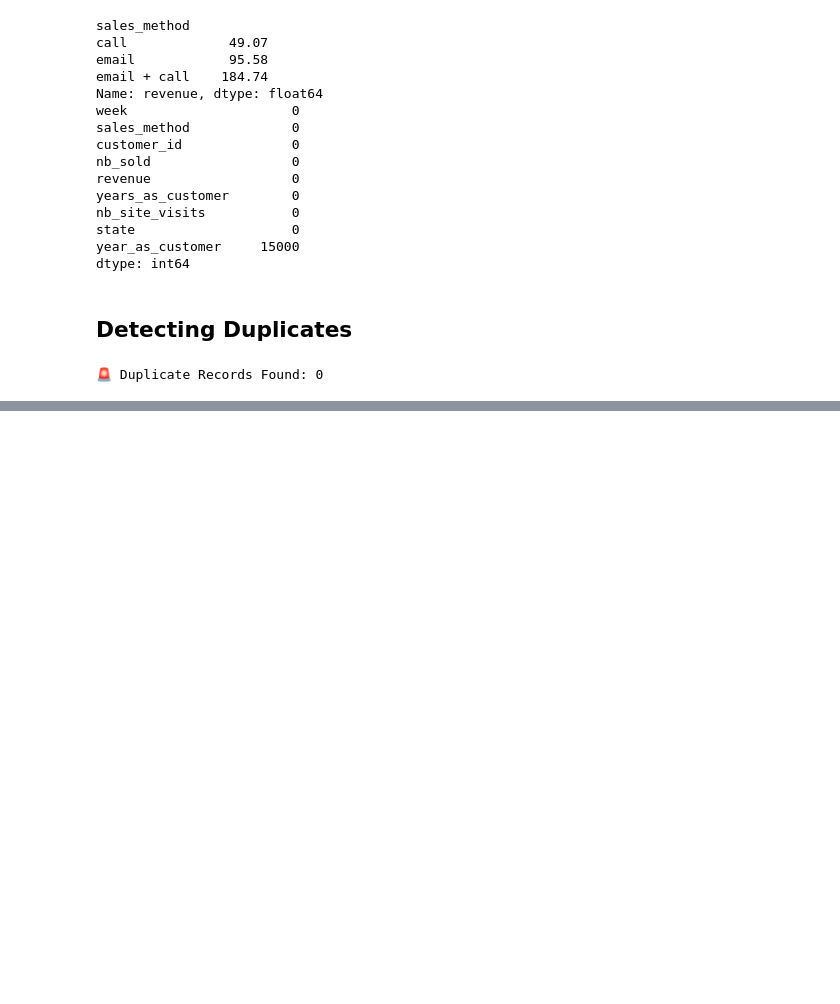
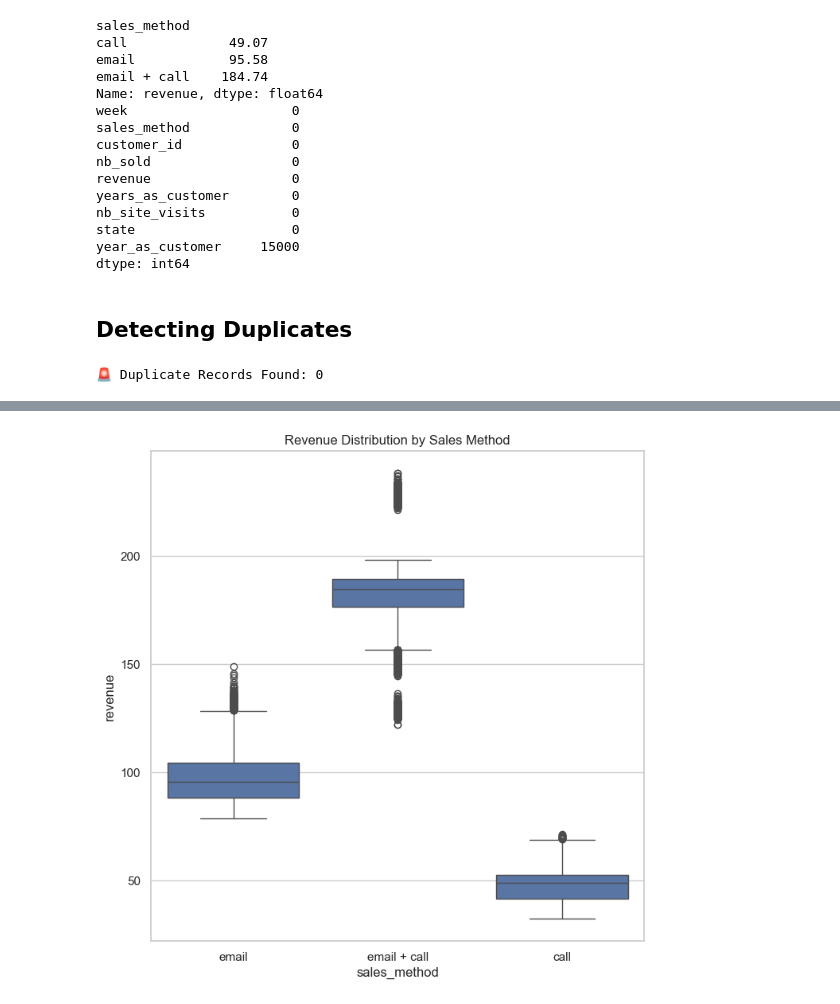
Before and after one commit to pabs-llama/projects, a Jupyter notebook: product_sales.ipynb, the cells around one changed output, grey strips where cells are left out. Drawn from its saved outputs; the diff is of its cells as text; code cells hidden in the pictures; blank space fills up the shorter version.

```diff
--- a/product_sales.ipynb
+++ b/product_sales.ipynb
@@ -234,0 +291,12 @@ print(f"\n🚨 Duplicate Records Found: {duplicates}")
+# %%
+# Visualizing revenue distribution by Sales Method with a boxplot
+
+import seaborn as sns
+import matplotlib.pyplot as plt
+
+plt.figure(figsize=(8, 8))
+sns.boxplot(x="sales_method", y="revenue", data=df)
+plt.title("Revenue Distribution by Sales Method")
+plt.show()
+# %% [output]
+[figure, added]
```
Also changed, not shown: parts of 10 cells of this notebook.
